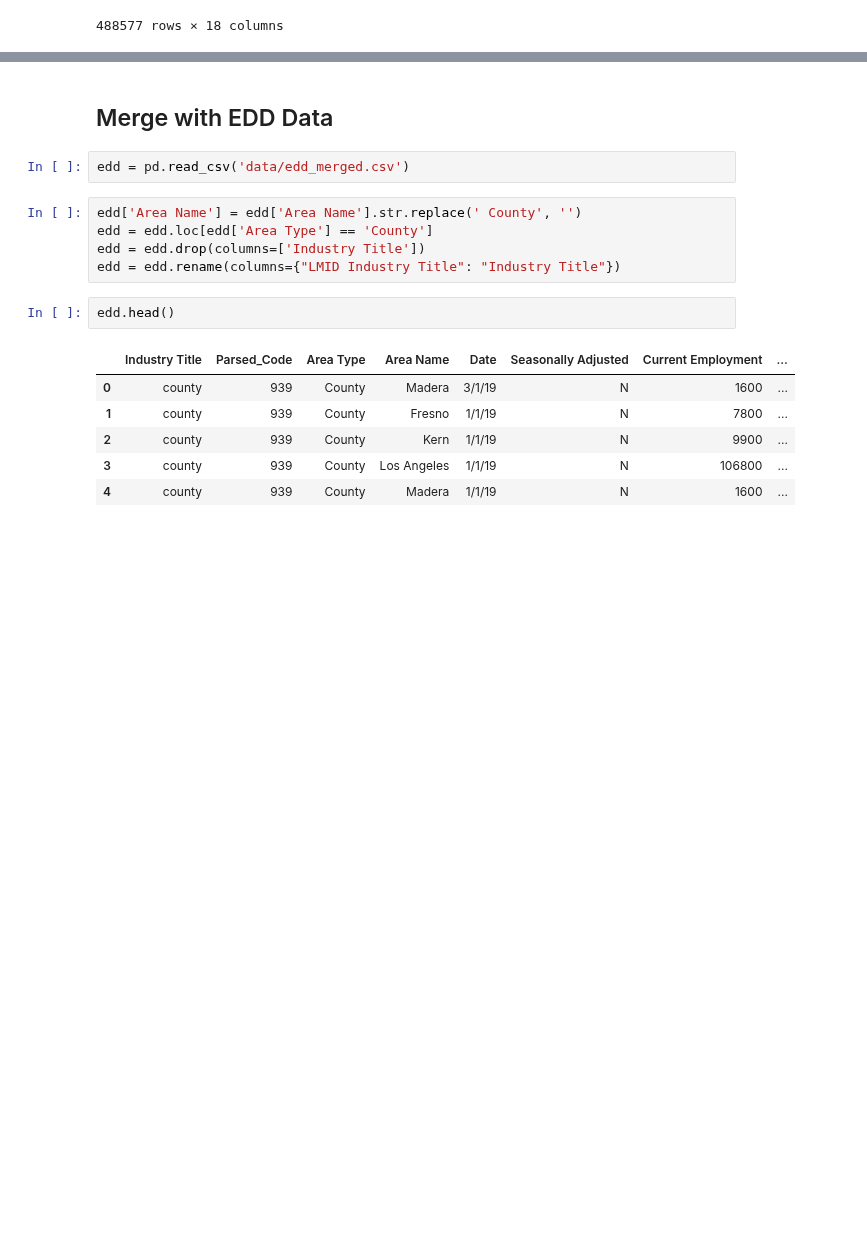
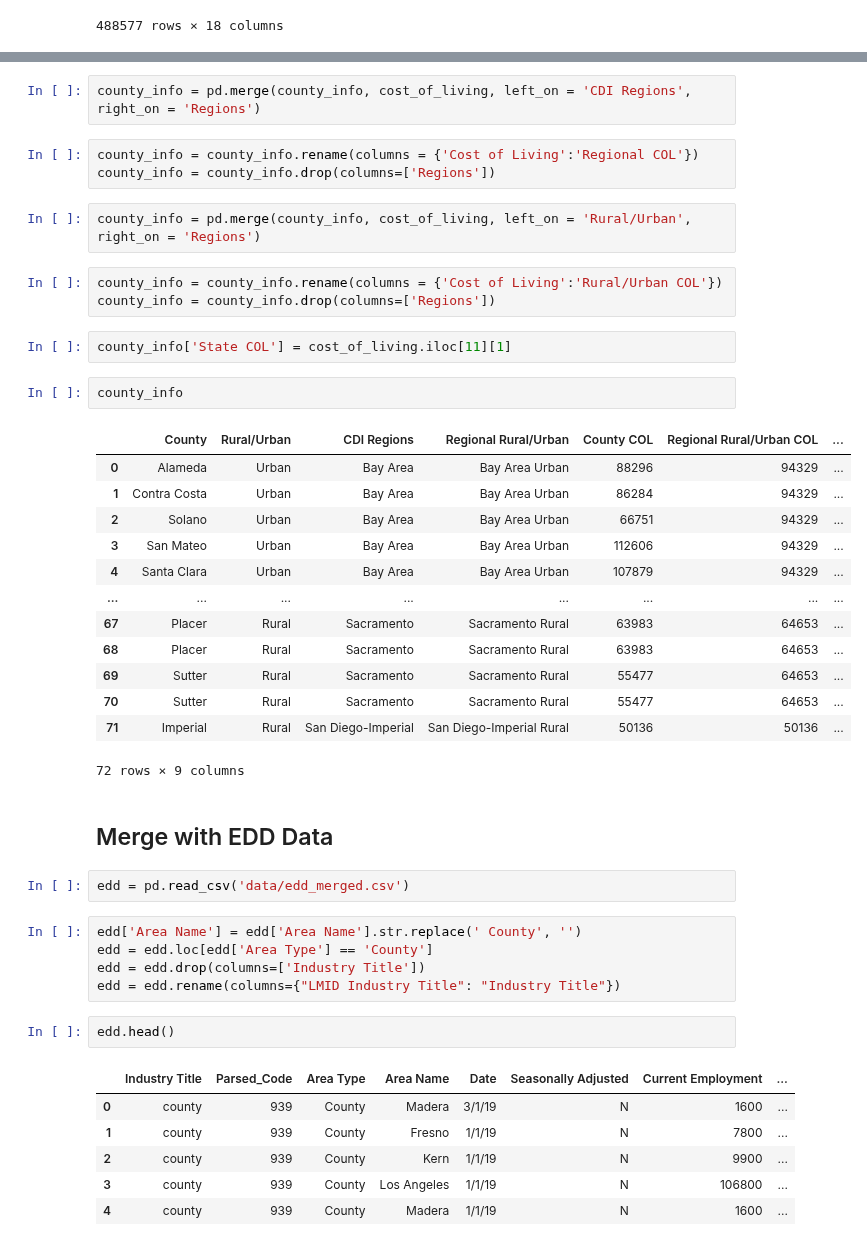
Before and after one commit to cafwd/job_quality_index, a Jupyter notebook: jqi-hierarchy-structure.ipynb, the cells around one changed output, grey strips where cells are left out. Saved outputs shown, nothing was run; the diff lists cells and outputs as text; blank space fills up the shorter version.

```diff
--- a/jqi-hierarchy-structure.ipynb
+++ b/jqi-hierarchy-structure.ipynb
@@ -112,3 +127,31 @@ ca_ipums
+# %%
+county_info = pd.merge(county_info, cost_of_living, left_on = 'CDI Regions', right_on = 'Regions')
+# %%
+county_info = county_info.rename(columns = {'Cost of Living':'Regional COL'})
+county_info = county_info.drop(columns=['Regions'])
+# %%
+county_info = pd.merge(county_info, cost_of_living, left_on = 'Rural/Urban', right_on = 'Regions')
+# %%
+county_info = county_info.rename(columns = {'Cost of Living':'Rural/Urban COL'})
+county_info = county_info.drop(columns=['Regions'])
+# %%
+county_info['State COL'] = cost_of_living.iloc[11][1]
+# %%
+county_info
+# %% [output]
+|  | County | Rural/Urban | CDI Regions | Regional Rural/Urban | County COL | Regional Rural/Urban COL | ... |
+| 0 | Alameda | Urban | Bay Area | Bay Area Urban | 88296 | 94329 | ... |
+| 1 | Contra Costa | Urban | Bay Area | Bay Area Urban | 86284 | 94329 | ... |
+| 2 | Solano | Urban | Bay Area | Bay Area Urban | 66751 | 94329 | ... |
+| 3 | San Mateo | Urban | Bay Area | Bay Area Urban | 112606 | 94329 | ... |
+| 4 | Santa Clara | Urban | Bay Area | Bay Area Urban | 107879 | 94329 | ... |
+| ... | ... | ... | ... | ... | ... | ... | ... |
+| 67 | Placer | Rural | Sacramento | Sacramento Rural | 63983 | 64653 | ... |
+| 68 | Placer | Rural | Sacramento | Sacramento Rural | 63983 | 64653 | ... |
+| 69 | Sutter | Rural | Sacramento | Sacramento Rural | 55477 | 64653 | ... |
+| 70 | Sutter | Rural | Sacramento | Sacramento Rural | 55477 | 64653 | ... |
+| 71 | Imperial | Rural | San Diego-Imperial | San Diego-Imperial Rural | 50136 | 50136 | ... |
+72 rows × 9 columns
 # %% [markdown]
 ## Merge with EDD Data
 # %%
```
Also changed, not shown: parts of 40 cells of this notebook.
